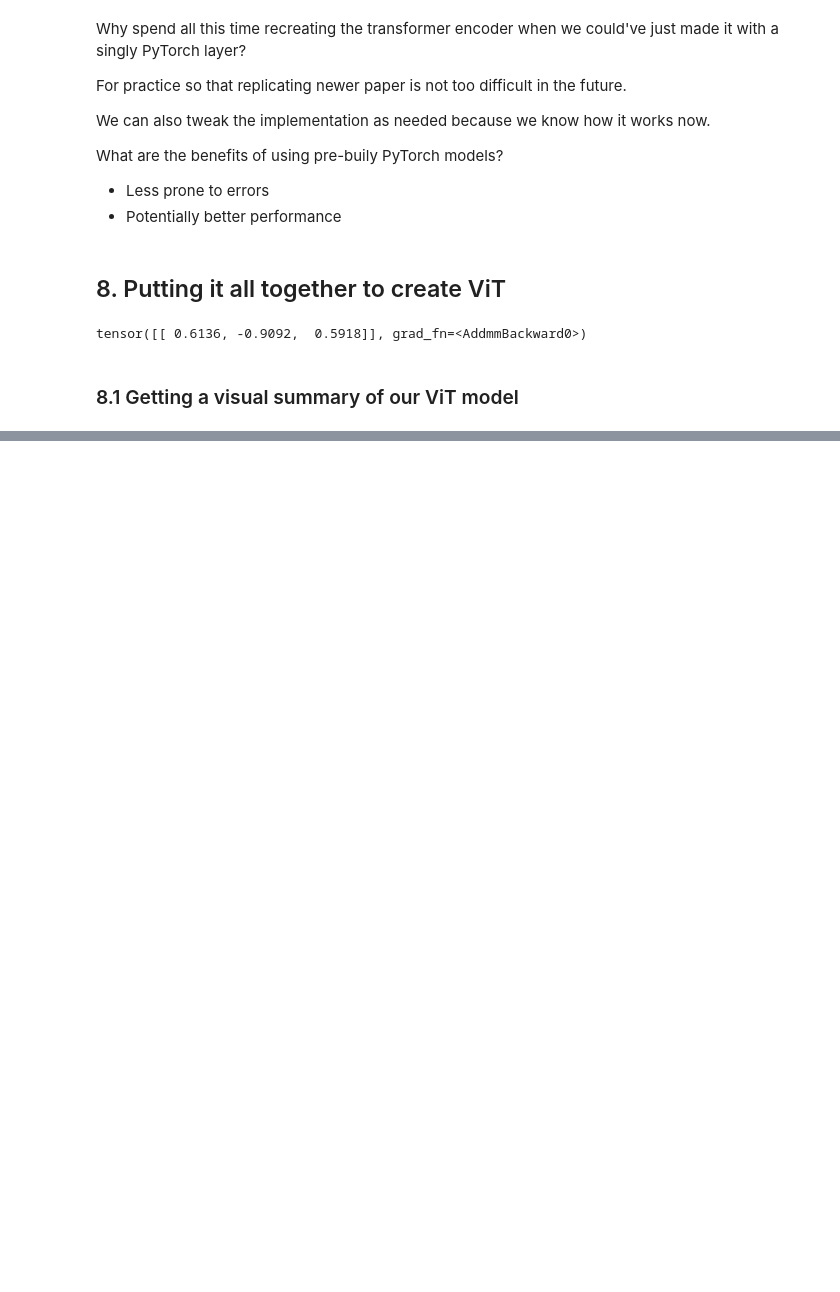
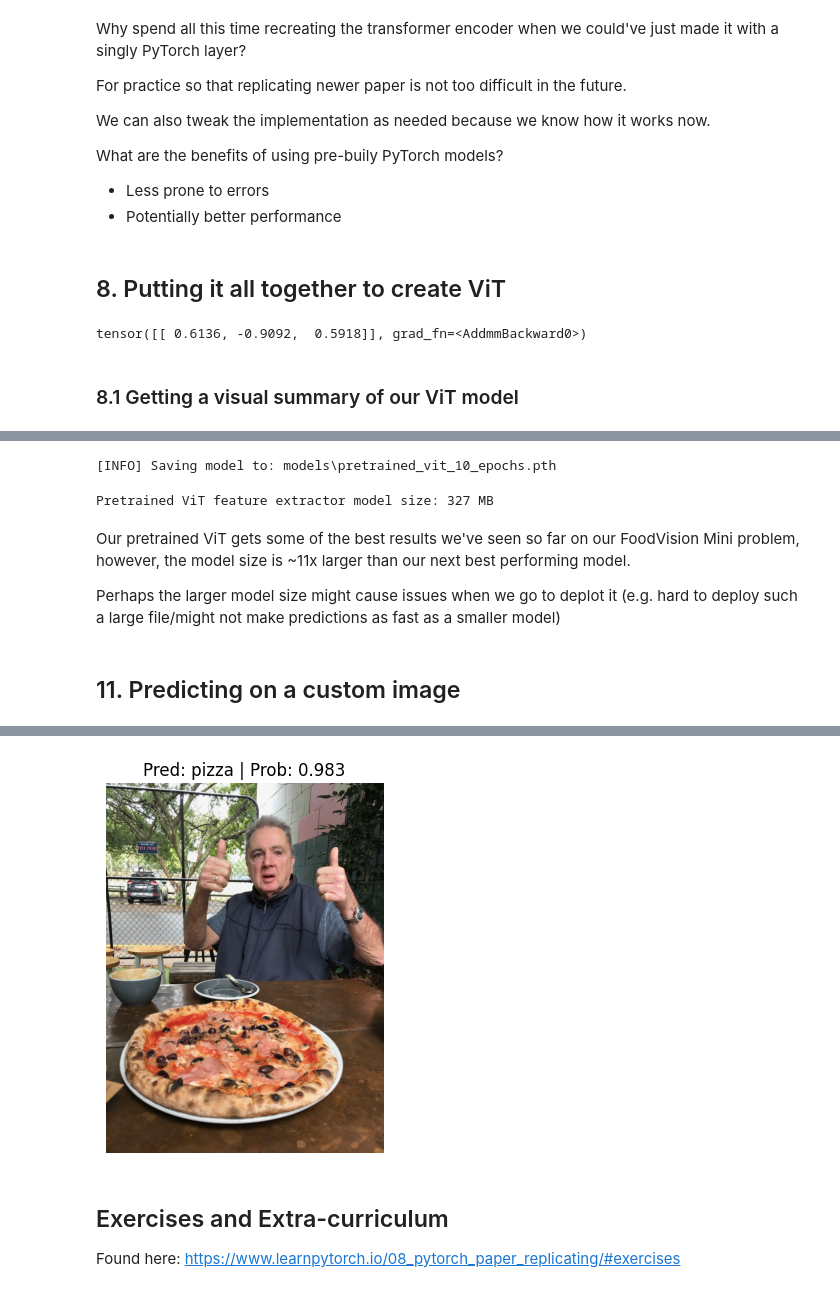
Before and after one commit to AvalonEnjoyer/pytorch-ViT-paper-replication, a Jupyter notebook: 08_pytorch_paper_replicating_self.ipynb, the cells around one changed output, grey strips where cells are left out. Drawn from its saved outputs; the diff is of its cells as text; code cells hidden in the pictures; blank space fills up the shorter version.

```diff
--- a/08_pytorch_paper_replicating_self.ipynb
+++ b/08_pytorch_paper_replicating_self.ipynb
@@ -1169,0 +1879,7 @@ Model training to be continued
+# %%
+# Import the model
+from torchvision import models as TM
+# Setup a ViT_Base model instance with the default (best) pre-trained weights
+pretrained_vit = TM.vit_b_16(weights=TM.ViT_B_16_Weights.DEFAULT).to(device)
+# get pre-trained transform for ViT-Base
+pretrained_transform = TM.ViT_B_16_Weights.DEFAULT.transforms()
@@ -1169,0 +1938,9 @@ Model training to be continued
+# %%
+# Get new DataLoaders with the updated transform
+from going_modular.going_modular import engine
+train_dataloader_pretrained, test_dataloader_pretrained, class_names = data_setup.create_dataloaders(
+    train_dir = train_dir,
+    test_dir = test_dir,
+    transform = pretrained_transform,
+    batch_size=BATCH_SIZE # could set a higher batch size because using a pretrained model
+)
@@ -1169,0 +2024,47 @@ Model training to be continued
+# %%
+# Save the model
+from going_modular.going_modular import utils
+utils.save_model(model=pretrained_vit,
+                 target_dir="models",
+                 model_name="pretrained_vit_10_epochs.pth")
+# %% [output]
+[INFO] Saving model to: models\pretrained_vit_10_epochs.pth
+# %%
+from pathlib import Path
+
+# Get the model size in bytes then convert it to megabytes
+pretrained_vit_model_size = Path("models/pretrained_vit_10_epochs.pth").stat().st_size // (1024*1024)
+print(f"Pretrained ViT feature extractor model size: {pretrained_vit_model_size} MB")
+# %% [output]
+Pretrained ViT feature extractor model size: 327 MB
+# %% [markdown]
+Our pretrained ViT gets some of the best results we've seen so far on our FoodVision Mini problem, however, the model size is ~11x larger than our next best performing model.
+
+Perhaps the larger model size might cause issues when we go to deplot it (e.g. hard to deploy such a large file/might not make predictions as fast as a smaller model)
+# %% [markdown]
+## 11. Predicting on a custom image
+# %%
+import requests
+from going_modular.going_modular import predictions
+
+# Setup custom image path
+custom_image_path = image_path / "04-pizza-dad.jpeg"
+
+# Download the image if it doesn't already exist
+if not custom_image_path.is_file():
+    with open(custom_image_path, "wb") as f:
+        # When downloading from GitHub, need to use the "raw" file link
+        request = requests.get("https://raw.githubusercontent.com/mrdbourke/pytorch-deep-learning/main/images/04-pizza-dad.jpeg")
+        print(f"Downloading {custom_image_path}...")
+        f.write(request.content)
+else:
+    print(f"{custom_image_path} already exists, skipping download.")
+
+predictions.pred_and_plot_image(
+    model=pretrained_vit,
+    class_names=class_names,
+    image_path=custom_image_path,
+    transform=pretrained_transform,
+    device=device
+)
+# %% [output]
@@ -1169,0 +2072,4 @@ Model training to be continued
+[figure, added]
+# %% [markdown]
+## Exercises and Extra-curriculum
+Found here: https://www.learnpytorch.io/08_pytorch_paper_replicating/#exercises
```
Also changed, not shown: parts of 73 cells of this notebook, 10 other files.
